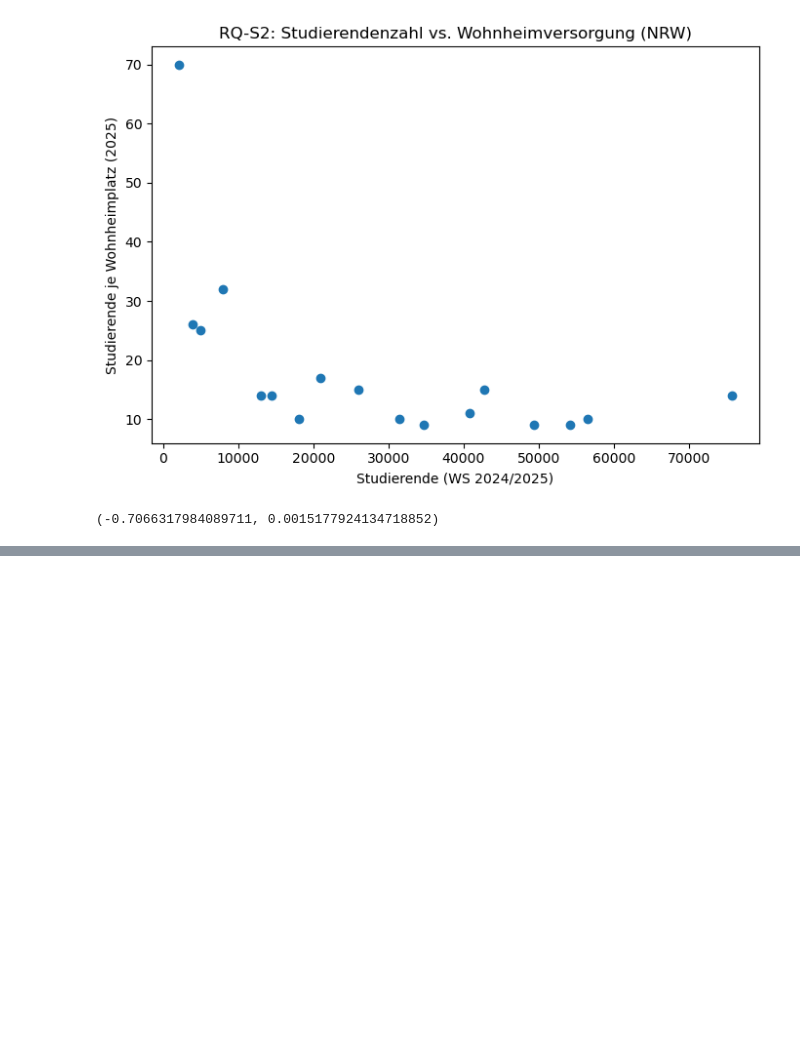
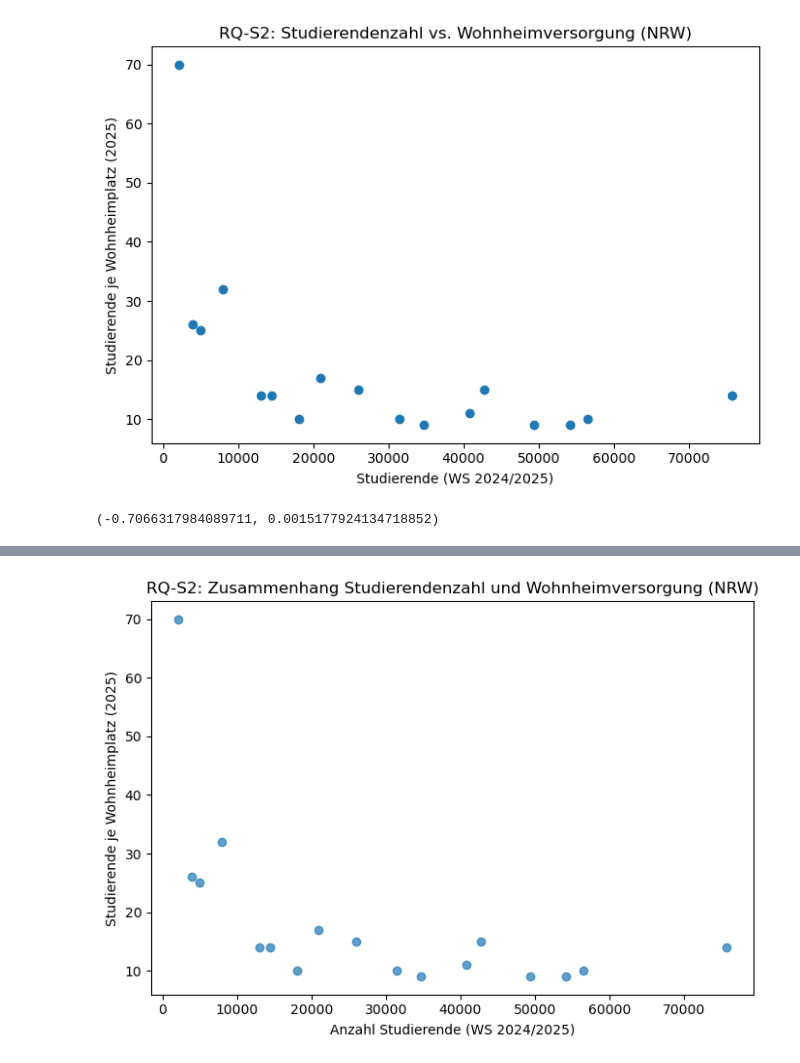
Before and after one commit to LionIron/dis08-miete-nrw, a Jupyter notebook: notebooks/student_housing/03_explore_student_housing.ipynb, the cells around one changed output, grey strips where cells are left out. Cells and saved outputs as stored; diff of their text form; code cells hidden in the pictures; blank space fills up the shorter version.

Commit message:
Add RQ-S2: scatterplot and Spearman correlation

```diff
--- a/notebooks/student_housing/03_explore_student_housing.ipynb
+++ b/notebooks/student_housing/03_explore_student_housing.ipynb
@@ -121,0 +154,15 @@ rho, p
+# %%
+plt.figure(figsize=(7, 5))
+plt.scatter(
+    df_nrw["studierende_ws_2024_2025"],
+    df_nrw["studierende_je_wohnheimplatz_2025"],
+    alpha=0.7
+)
+
+plt.xlabel("Anzahl Studierende (WS 2024/2025)")
+plt.ylabel("Studierende je Wohnheimplatz (2025)")
+plt.title("RQ-S2: Zusammenhang Studierendenzahl und Wohnheimversorgung (NRW)")
+plt.tight_layout()
+plt.show()
+# %% [output]
+[figure, added]
```
Also changed, not shown: parts of 3 cells of this notebook.
